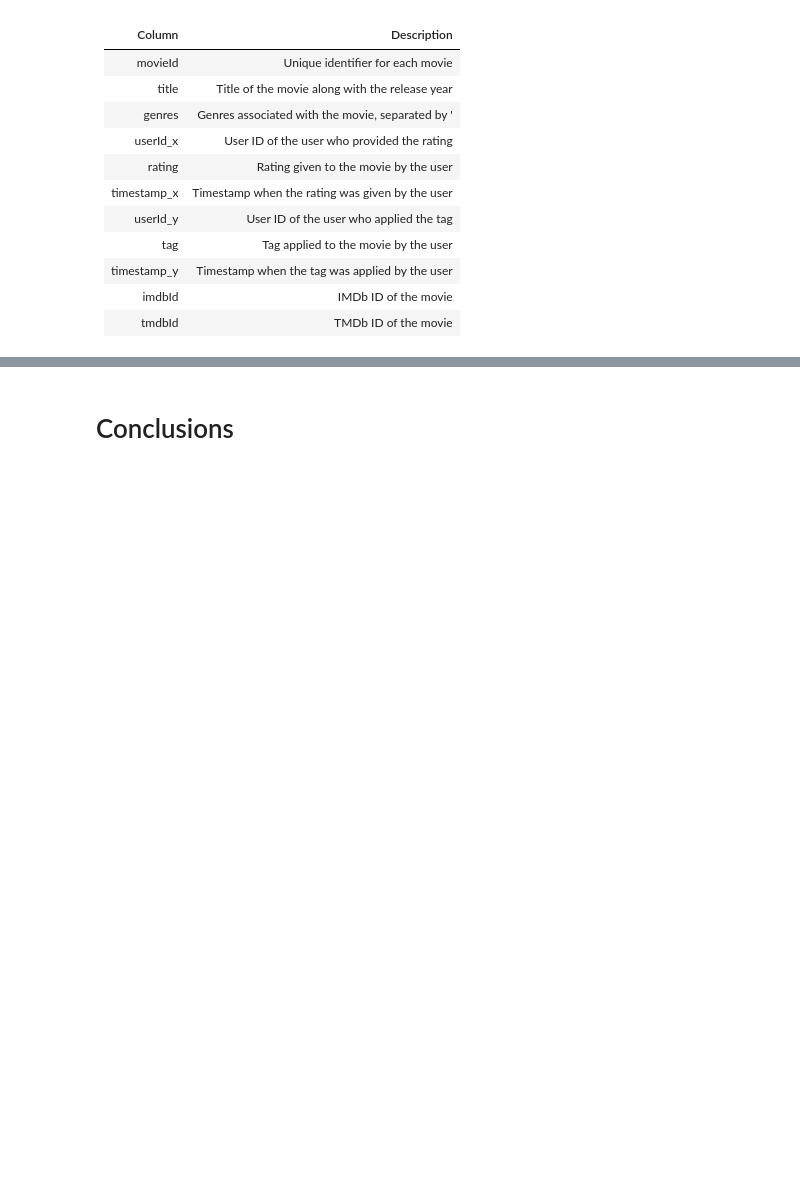
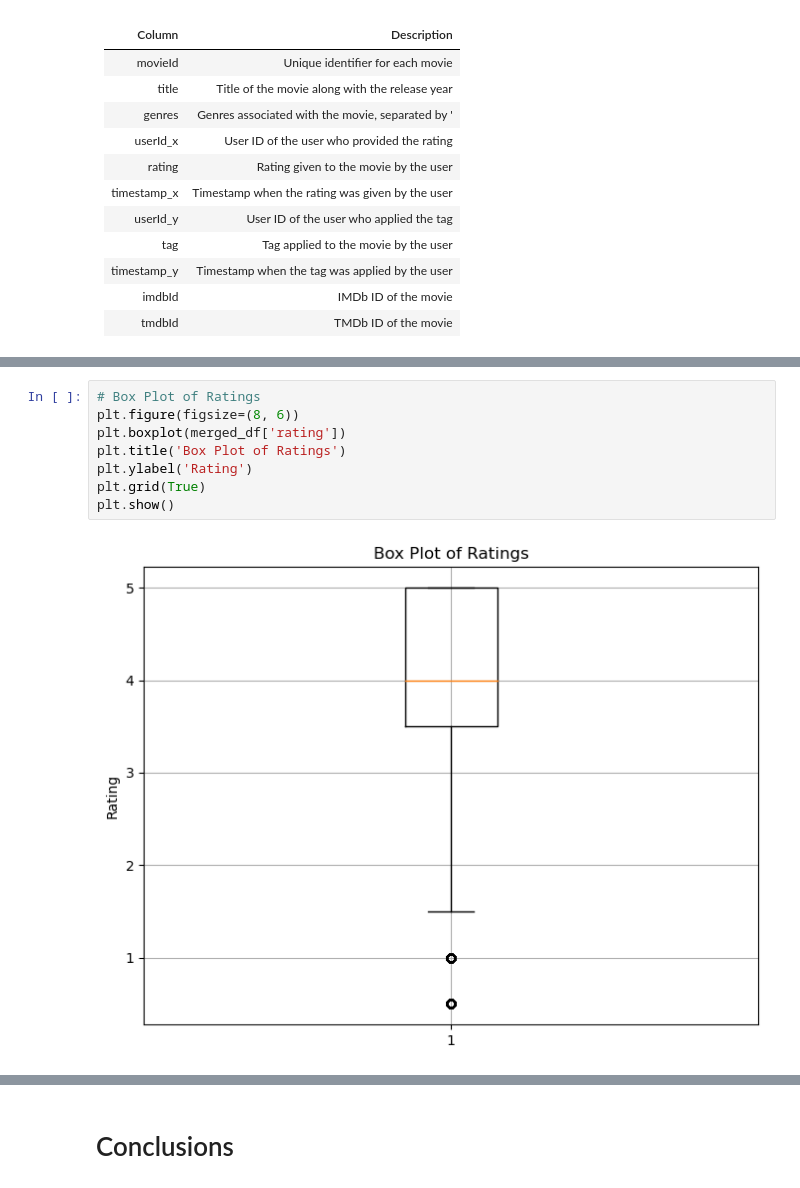
Before and after one commit to jguzzo522/movierec, a Jupyter notebook: movierecnotebook.ipynb, the cells around one changed output, grey strips where cells are left out. Drawn from its saved outputs; the diff is of its cells as text; blank space fills up the shorter version.

```diff
--- a/movierecnotebook.ipynb
+++ b/movierecnotebook.ipynb
@@ -834,0 +471,10 @@ NameError: name 'hhg' is not defined
+# %%
+# Box Plot of Ratings
+plt.figure(figsize=(8, 6))
+plt.boxplot(merged_df['rating'])
+plt.title('Box Plot of Ratings')
+plt.ylabel('Rating')
+plt.grid(True)
+plt.show()
+# %% [output]
+[figure, added]
```
Also changed, not shown: parts of 107 cells of this notebook.
